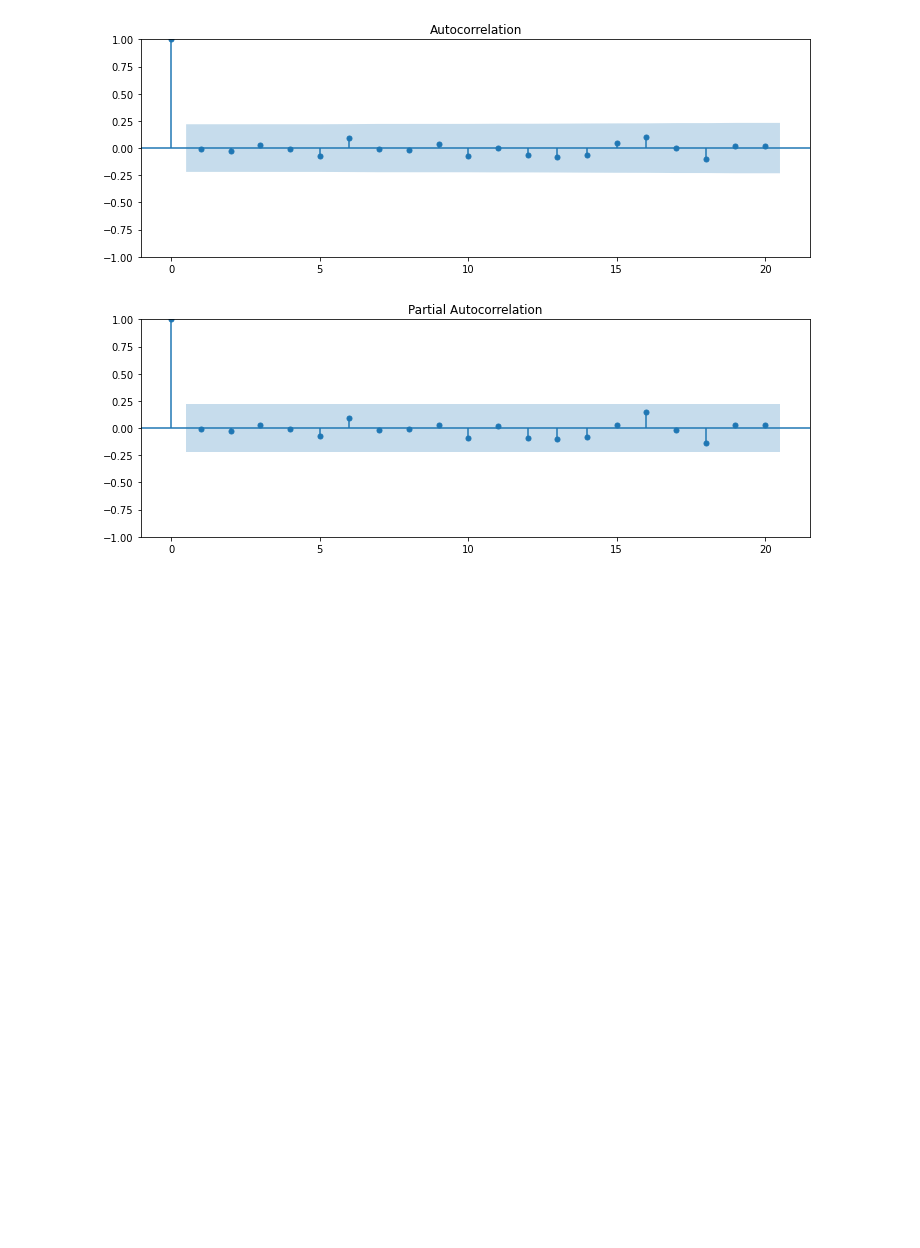
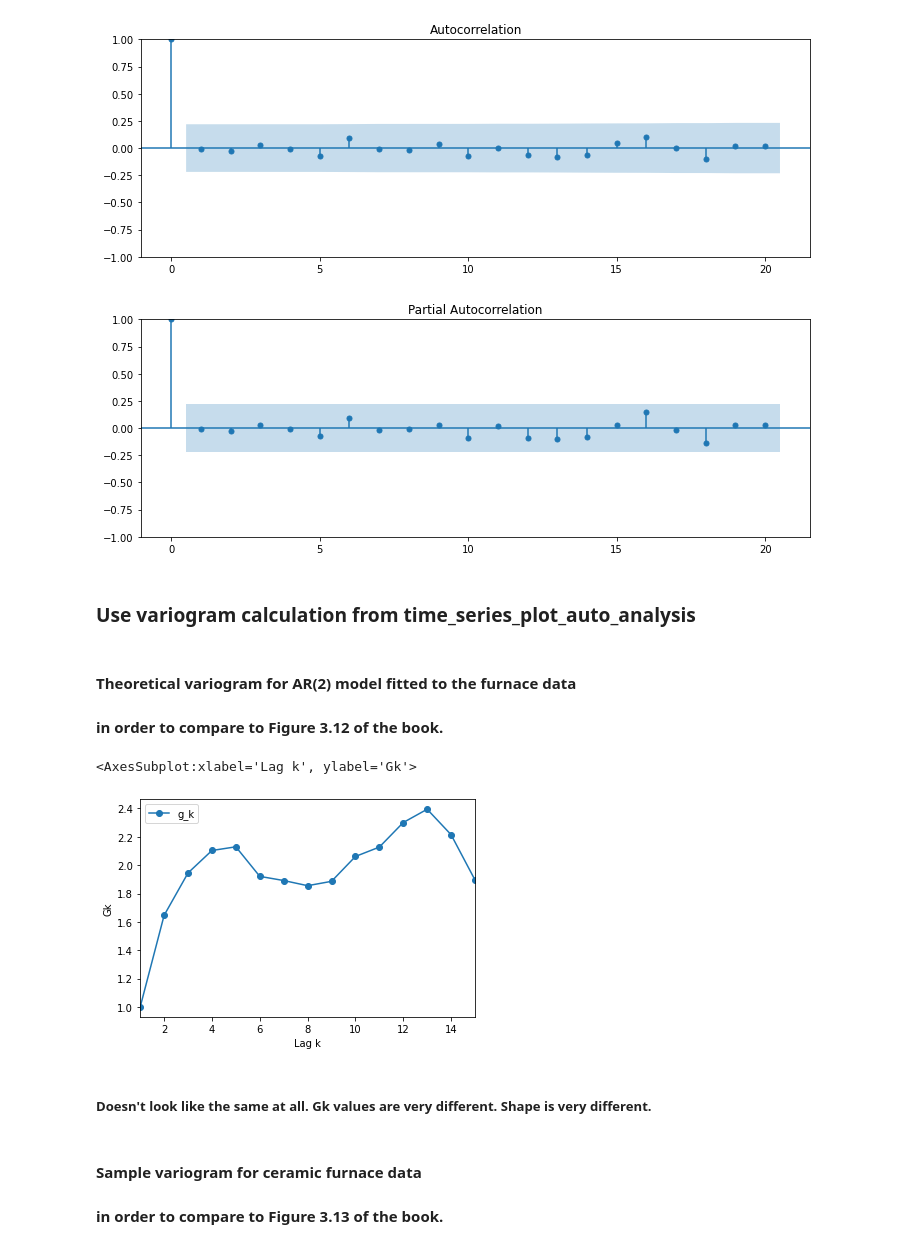
Before and after one commit to tadatoshi/time_series_plot_auto_analysis, a Jupyter notebook: notebooks/ceramic_furnace.ipynb, the cells around one changed output. Cells and saved outputs as stored; diff of their text form; code cells hidden in the pictures; blank space fills up the shorter version.

Commit message:
1. Tried to use hypothesis property based testing library. 2. Plotted variogram in Jupyter notebook.

```diff
--- a/notebooks/ceramic_furnace.ipynb
+++ b/notebooks/ceramic_furnace.ipynb
@@ -281,3 +286,5 @@ ax = fig.add_subplot()
 _ = sm.graphics.tsa.plot_pacf(residuals, lags=20, ax=ax).savefig("../plots/ceramic_furnace_residuals_pacf.png")
 # %% [output]
 [figure]
+# %% [markdown]
+### Use variogram calculation from time_series_plot_auto_analysis
@@ -283,0 +293,15 @@ _ = sm.graphics.tsa.plot_pacf(residuals, lags=20, ax=ax).savefig("../plots/ceram
+# %% [markdown]
+#### Theoretical variogram for AR(2) model fitted to the furnace data
+#### in order to compare to Figure 3.12 of the book.
+# %%
+theoretical_variogram_furnace_data = calculate_variogram(prediction_df, lags=15)
+# %%
+theoretical_variogram_furnace_data.plot(marker='o', xlabel='Lag k', ylabel='Gk', xlim=([1, 15]))
+# %% [output]
+<AxesSubplot:xlabel='Lag k', ylabel='Gk'>
+[figure, added]
+# %% [markdown]
+##### Doesn't look like the same at all. Gk values are very different. Shape is very different.
+# %% [markdown]
+#### Sample variogram for ceramic furnace data
+#### in order to compare to Figure 3.13 of the book.
```
Also changed, not shown: parts of 6 cells of this notebook, 2 other files.
